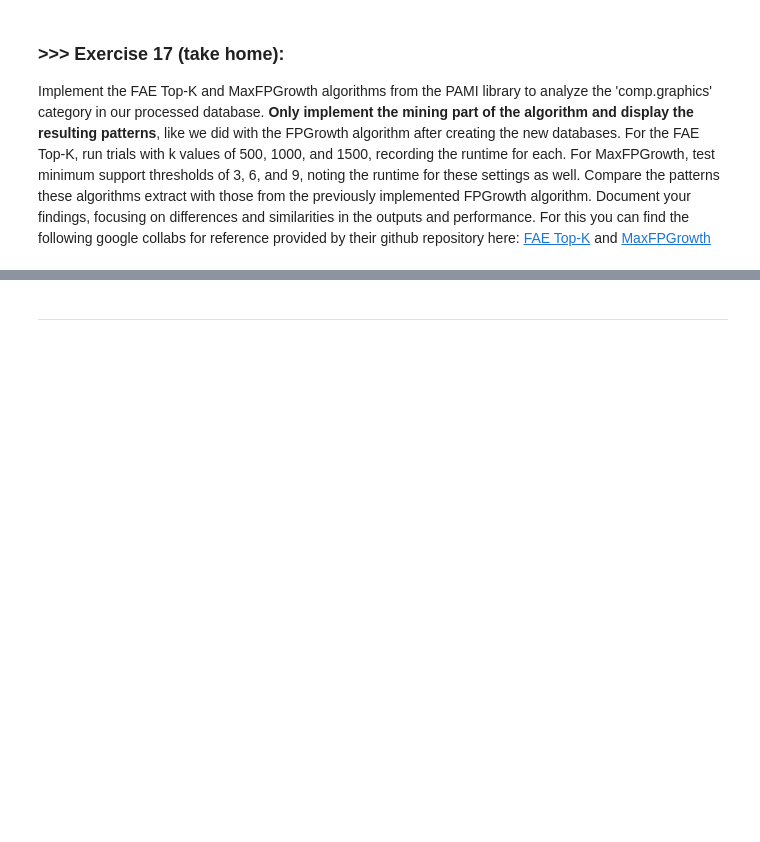
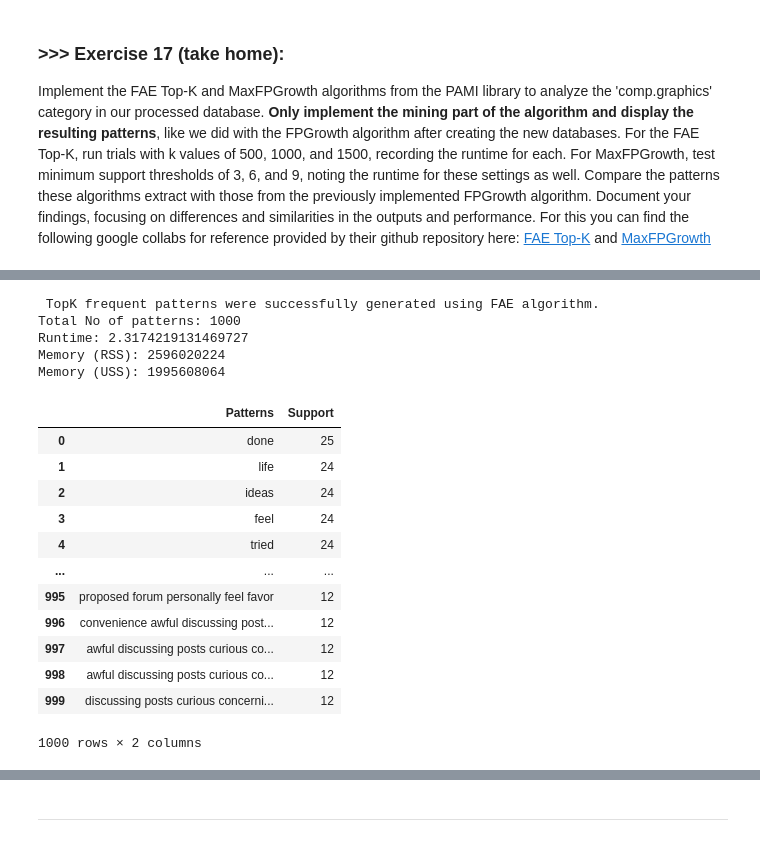
Before and after one commit to Eason12081105/DM2025-Lab1-Exercise, a Jupyter notebook: DM2025-Lab1-Master.ipynb, the cells around one changed output, grey strips where cells are left out. Cells and saved outputs as stored; diff of their text form; code cells hidden in the pictures; blank space fills up the shorter version.

```diff
--- a/DM2025-Lab1-Master.ipynb
+++ b/DM2025-Lab1-Master.ipynb
@@ -2095,0 +2097,37 @@ Error:
+# %%
+# Answer Here
+from PAMI.frequentPattern.topk import FAE  as alg_FAE
+
+inputFile = 'td_freq_db_comp_graphics.csv'
+kCount=1000  #Users can also specify this constraint between 0 to 1.
+seperator='\t'
+
+obj3_FAE = alg_FAE.FAE(iFile=inputFile, k=kCount, sep=seperator)    #initialize
+obj3_FAE.mine()            #Start the mining process
+obj3_FAE.save(outFile='freq_patterns_comp_graphics_FAE_1000.txt')
+frequentPatternsDF_comp_graphics = obj3_FAE.getPatternsAsDataFrame()
+print('Total No of patterns: ' + str(len(frequentPatternsDF_comp_graphics)))
+print('Runtime: ' + str(obj3_FAE.getRuntime()))
+print('Memory (RSS): ' + str(obj3_FAE.getMemoryRSS()))
+print('Memory (USS): ' + str(obj3_FAE.getMemoryUSS()))
+
+frequentPatternsDF_comp_graphics
+# %% [output]
+ TopK frequent patterns were successfully generated using FAE algorithm.
+Total No of patterns: 1000
+Runtime: 2.3174219131469727
+Memory (RSS): 2596020224
+Memory (USS): 1995608064
+|  | Patterns | Support |
+| 0 | done | 25 |
+| 1 | life | 24 |
+| 2 | ideas | 24 |
+| 3 | feel | 24 |
+| 4 | tried | 24 |
+| ... | ... | ... |
+| 995 | proposed forum personally feel favor | 12 |
+| 996 | convenience awful discussing post... | 12 |
+| 997 | awful discussing posts curious co... | 12 |
+| 998 | awful discussing posts curious co... | 12 |
+| 999 | discussing posts curious concerni... | 12 |
+1000 rows × 2 columns
```
Also changed, not shown: parts of 50 cells of this notebook, 2 other files.
